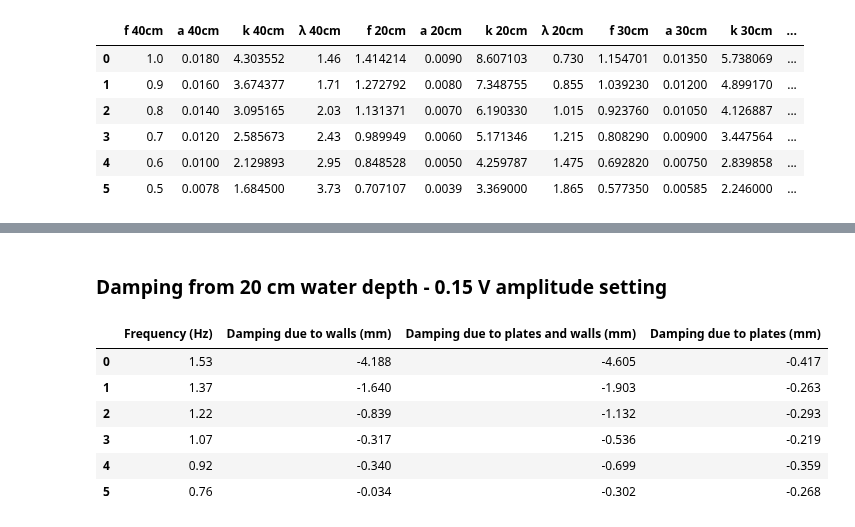
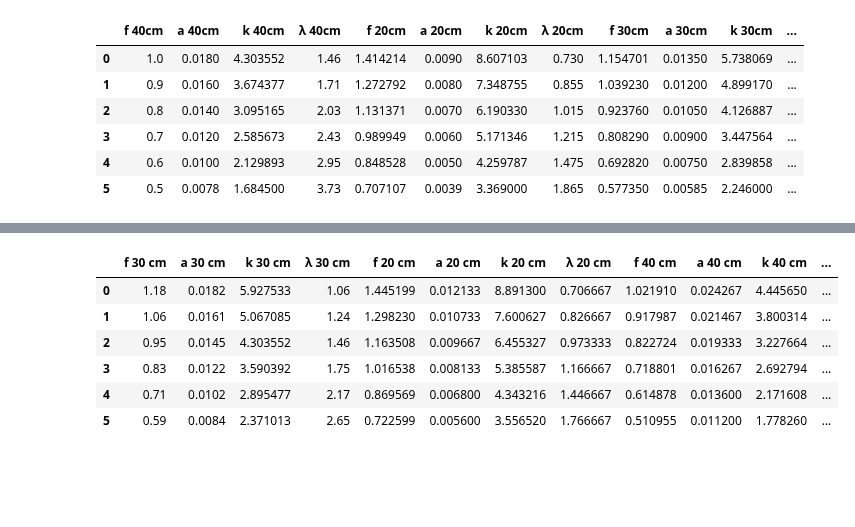
Before and after one commit to kjes4pres/Master_code, a Jupyter notebook: Test_n_prep/finding_waves/scaling_waves.ipynb, the cells around one changed output, grey strips where cells are left out. Drawn from its saved outputs; the diff is of its cells as text; code cells hidden in the pictures; blank space fills up the shorter version.

```diff
--- a/Test_n_prep/finding_waves/scaling_waves.ipynb
+++ b/Test_n_prep/finding_waves/scaling_waves.ipynb
@@ -1161,2 +1134,0 @@ damping_df_40cm
-# %% [markdown]
-### Damping from 20 cm water depth - 0.15 V amplitude setting
@@ -1175,10 +1134,0 @@ damping_df_20cm = pd.DataFrame({
-# %%
-damping_df_20cm
-# %% [output]
-|  | Frequency (Hz) | Damping due to walls (mm) | Damping due to plates and walls (mm) | Damping due to plates (mm) |
-| 0 | 1.53 | -4.188 | -4.605 | -0.417 |
-| 1 | 1.37 | -1.640 | -1.903 | -0.263 |
-| 2 | 1.22 | -0.839 | -1.132 | -0.293 |
-| 3 | 1.07 | -0.317 | -0.536 | -0.219 |
-| 4 | 0.92 | -0.340 | -0.699 | -0.359 |
-| 5 | 0.76 | -0.034 | -0.302 | -0.268 |
@@ -1184,0 +1189,10 @@ damping_df_20cm
+# %%
+results_df_from_30cm
+# %% [output]
+|  | f 30 cm | a 30 cm | k 30 cm | λ 30 cm | f 20 cm | a 20 cm | k 20 cm | λ 20 cm | f 40 cm | a 40 cm | k 40 cm | ... |
+| 0 | 1.18 | 0.0182 | 5.927533 | 1.06 | 1.445199 | 0.012133 | 8.891300 | 0.706667 | 1.021910 | 0.024267 | 4.445650 | ... |
+| 1 | 1.06 | 0.0161 | 5.067085 | 1.24 | 1.298230 | 0.010733 | 7.600627 | 0.826667 | 0.917987 | 0.021467 | 3.800314 | ... |
+| 2 | 0.95 | 0.0145 | 4.303552 | 1.46 | 1.163508 | 0.009667 | 6.455327 | 0.973333 | 0.822724 | 0.019333 | 3.227664 | ... |
+| 3 | 0.83 | 0.0122 | 3.590392 | 1.75 | 1.016538 | 0.008133 | 5.385587 | 1.166667 | 0.718801 | 0.016267 | 2.692794 | ... |
+| 4 | 0.71 | 0.0102 | 2.895477 | 2.17 | 0.869569 | 0.006800 | 4.343216 | 1.446667 | 0.614878 | 0.013600 | 2.171608 | ... |
+| 5 | 0.59 | 0.0084 | 2.371013 | 2.65 | 0.722599 | 0.005600 | 3.556520 | 1.766667 | 0.510955 | 0.011200 | 1.778260 | ... |
```
Also changed, not shown: parts of 6 cells of this notebook, 1 other file.
